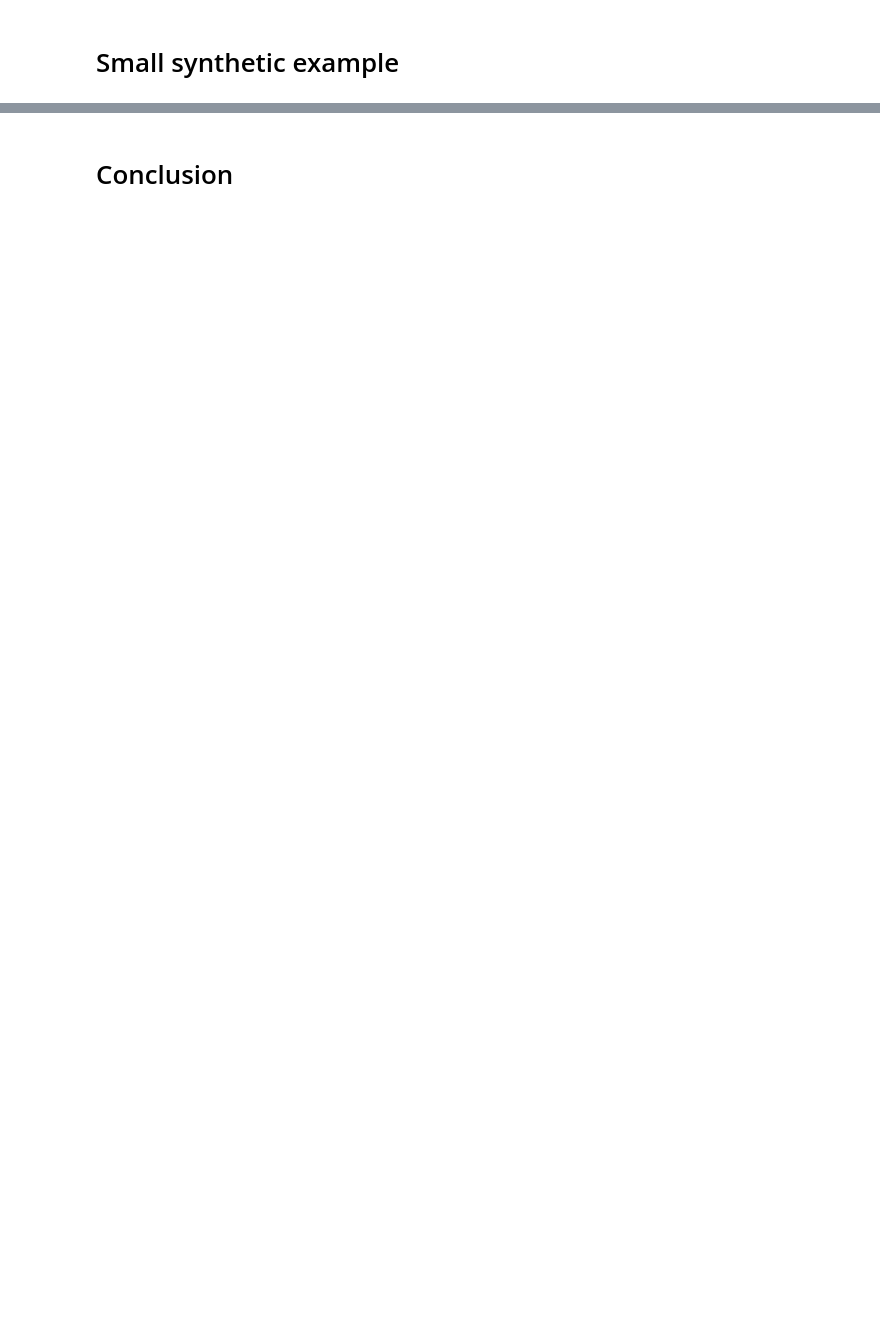
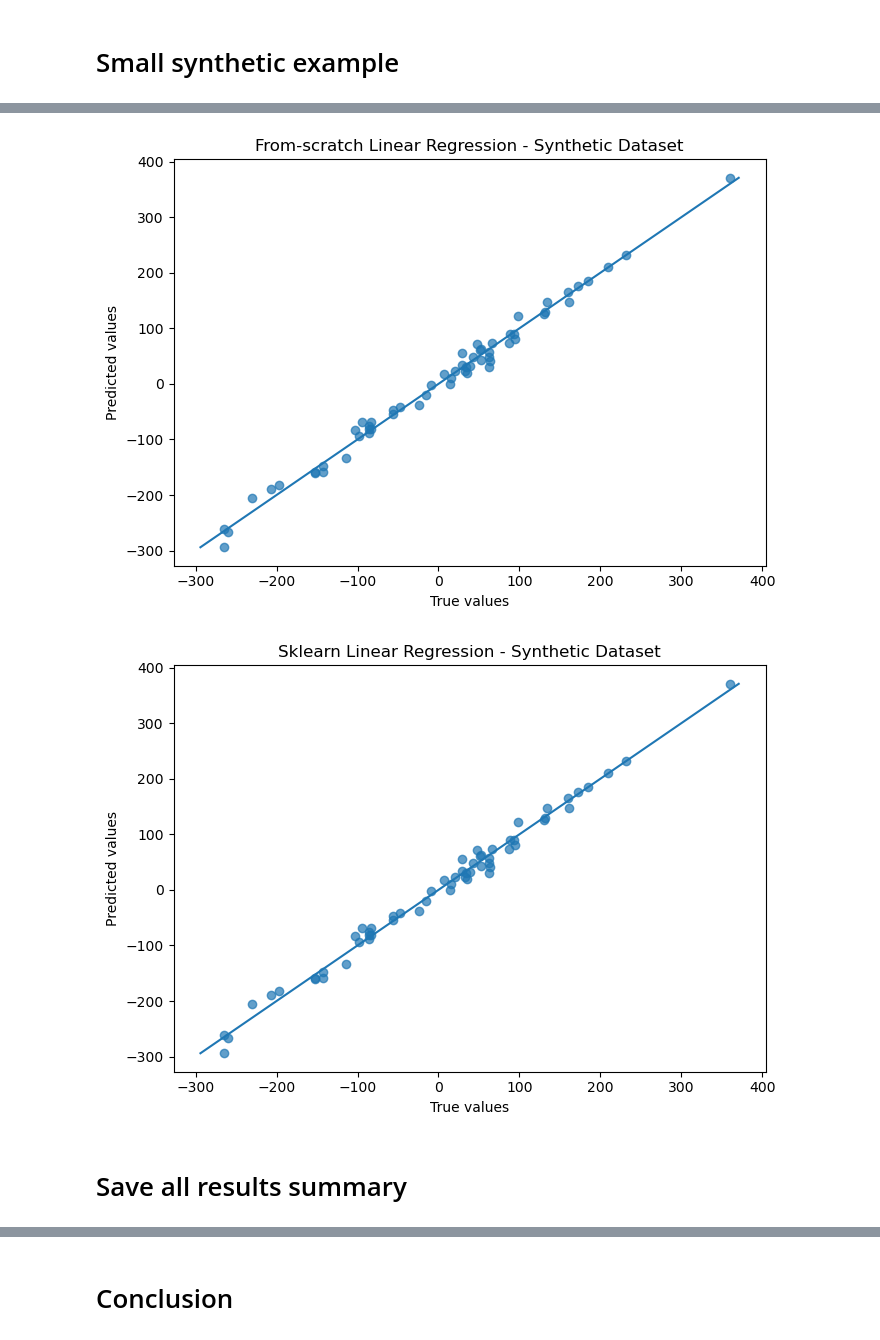
Before and after one commit to jane-kirina/machine_learning_from_scratch, a Jupyter notebook: notebooks/linear_regression.ipynb, the cells around one changed output, grey strips where cells are left out. Drawn from its saved outputs; the diff is of its cells as text; code cells hidden in the pictures; blank space fills up the shorter version.

```diff
--- a/notebooks/linear_regression.ipynb
+++ b/notebooks/linear_regression.ipynb
@@ -281,0 +363,19 @@ np.allclose(y_pred_dummy, preds_model)
+# %%
+# 4 - Compare results
+comparison_syn = pd.DataFrame({
+    "Metric": ["MAE", "MSE", "RMSE", "R2"],
+    "Scratch": [
+        scratch_syn_metrics["MAE"],
+        scratch_syn_metrics["MSE"],
+        scratch_syn_metrics["RMSE"],
+        scratch_syn_metrics["R2"]
+    ],
+    "Sklearn": [
+        sklearn_syn_metrics["MAE"],
+        sklearn_syn_metrics["MSE"],
+        sklearn_syn_metrics["RMSE"],
+        sklearn_syn_metrics["R2"]
+    ]
+})
+
+comparison_syn
@@ -281,0 +388,29 @@ np.allclose(y_pred_dummy, preds_model)
+# %%
+# 5 - Save synthetic results
+synthetic_predictions = pd.DataFrame({
+    "y_true": y_syn_test,
+    "y_pred_scratch": y_syn_pred_scratch,
+    "y_pred_sklearn": y_syn_pred_sklearn
+})
+
+synthetic_predictions.to_csv("outputs/tables/linear/synthetic_dataset_predictions.csv", index=False)
+comparison_syn.to_csv("outputs/tables/linear/synthetic_dataset_comparison.csv", index=False)
+
+plot_predictions(
+    y_syn_test,
+    y_syn_pred_scratch,
+    "From-scratch Linear Regression - Synthetic Dataset",
+    "outputs/plots/linear/synthetic_dataset_scratch.png"
+)
+
+plot_predictions(
+    y_syn_test,
+    y_syn_pred_sklearn,
+    "Sklearn Linear Regression - Synthetic Dataset",
+    "outputs/plots/linear/synthetic_dataset_sklearn.png"
+)
+# %% [output]
+[figure, added]
+[figure, added]
+# %% [markdown]
+# Save all results summary
```
Also changed, not shown: parts of 45 cells of this notebook, 12 other files.
